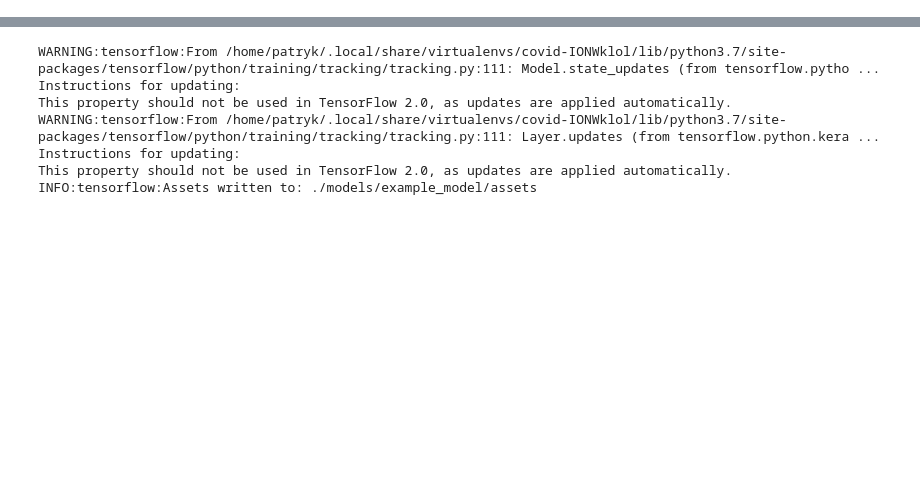
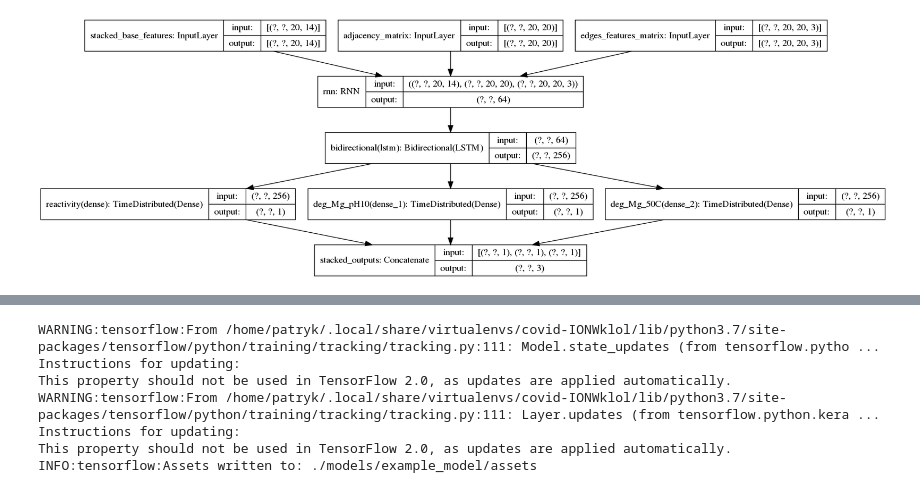
Before and after one commit to JanKapala/OpenVaccine-COVID-19-mRNA-Vaccine-Degradation-Prediction, a Jupyter notebook: NewWorkflow.ipynb, the cells around one changed output, grey strips where cells are left out. Cells and saved outputs as stored; diff of their text form; code cells hidden in the pictures; blank space fills up the shorter version.

```diff
--- a/NewWorkflow.ipynb
+++ b/NewWorkflow.ipynb
@@ -63,12 +63,14 @@ def mcrmse(y_true, y_pred):
 # %%
 # MODEL FOR SUBGRAPHED INPUTS
 base_inputs = Input(shape = (None, NEIGHBOURHOOD_SIZE, STACKED_FEATURES_SIZE), name='stacked_base_features')
-adjacency_matrix_inputs = Input(shape=(NEIGHBOURHOOD_SIZE, None, None), name='adjacency_matrix')
-edges_features_matrix_inputs = Input(shape=(NEIGHBOURHOOD_SIZE, None, None, EDGES_FEATURES_MATRIX_DEPTH), name='edges_features_matrix')
+adjacency_matrix_inputs = Input(shape=(None, NEIGHBOURHOOD_SIZE, NEIGHBOURHOOD_SIZE), name='adjacency_matrix')
+edges_features_matrix_inputs = Input(shape=(None, NEIGHBOURHOOD_SIZE, NEIGHBOURHOOD_SIZE, EDGES_FEATURES_MATRIX_DEPTH), name='edges_features_matrix')
 
 inputs = (base_inputs, adjacency_matrix_inputs, edges_features_matrix_inputs)
 
 x = RNN(GraphReduceCell(64), return_sequences=True)(inputs)
+
+x = Bidirectional(LSTM(128, return_sequences=True))(x)
 
 reactivity_pred = TimeDistributed(Dense(1), name='reactivity')(x)
 deg_Mg_pH10_pred = TimeDistributed(Dense(1), name='deg_Mg_pH10')(x)
@@ -80,3 +82,7 @@ outputs = {'stacked_scored_labels': stacked_scored_outputs}
 
 model = Model(inputs=inputs, outputs=outputs)
 model.compile(optimizer='adam', loss=mcrmse)
+# %%
+tf.keras.utils.plot_model(model, show_shapes=True)
+# %% [output]
+[figure, added]
```
Also changed, not shown: parts of 14 cells of this notebook.
